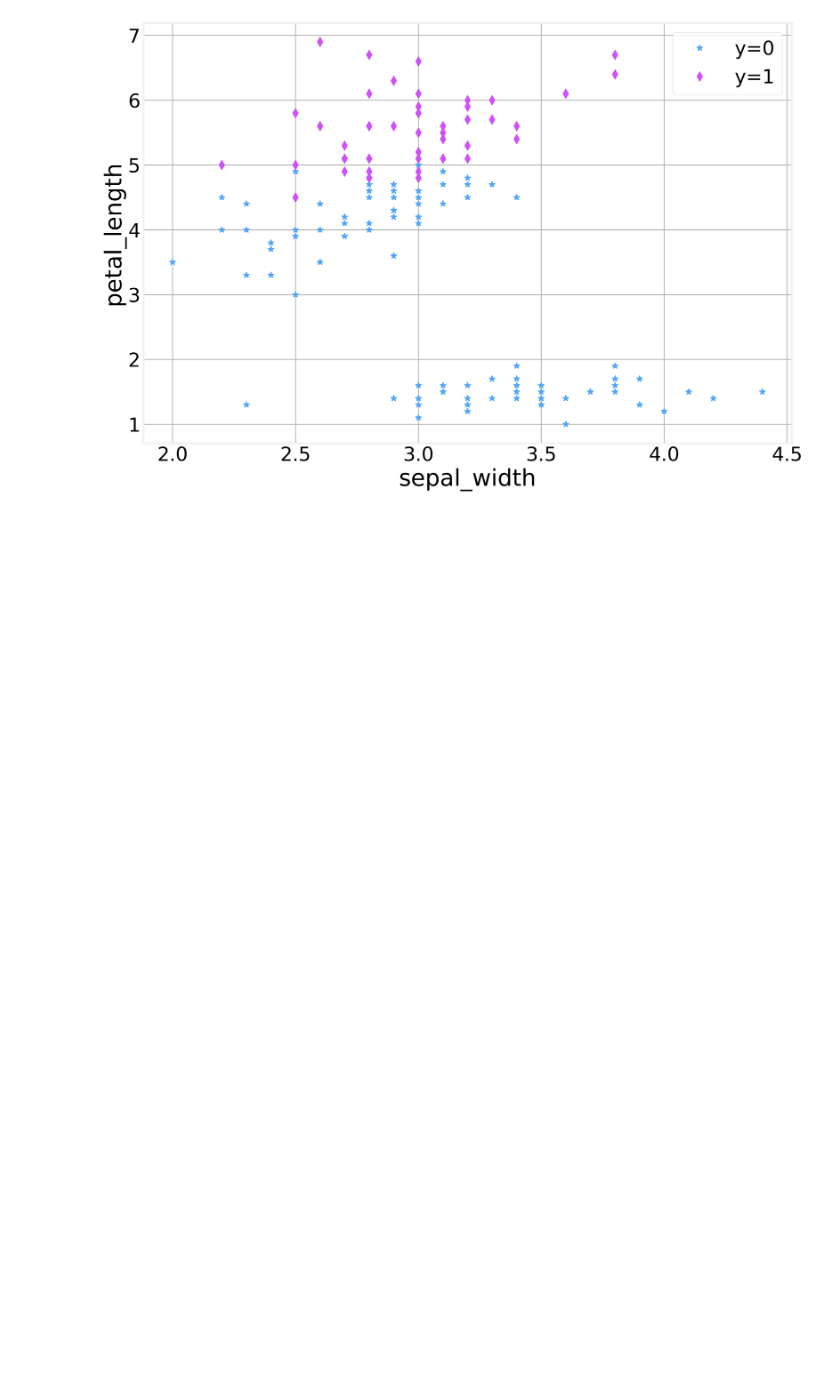
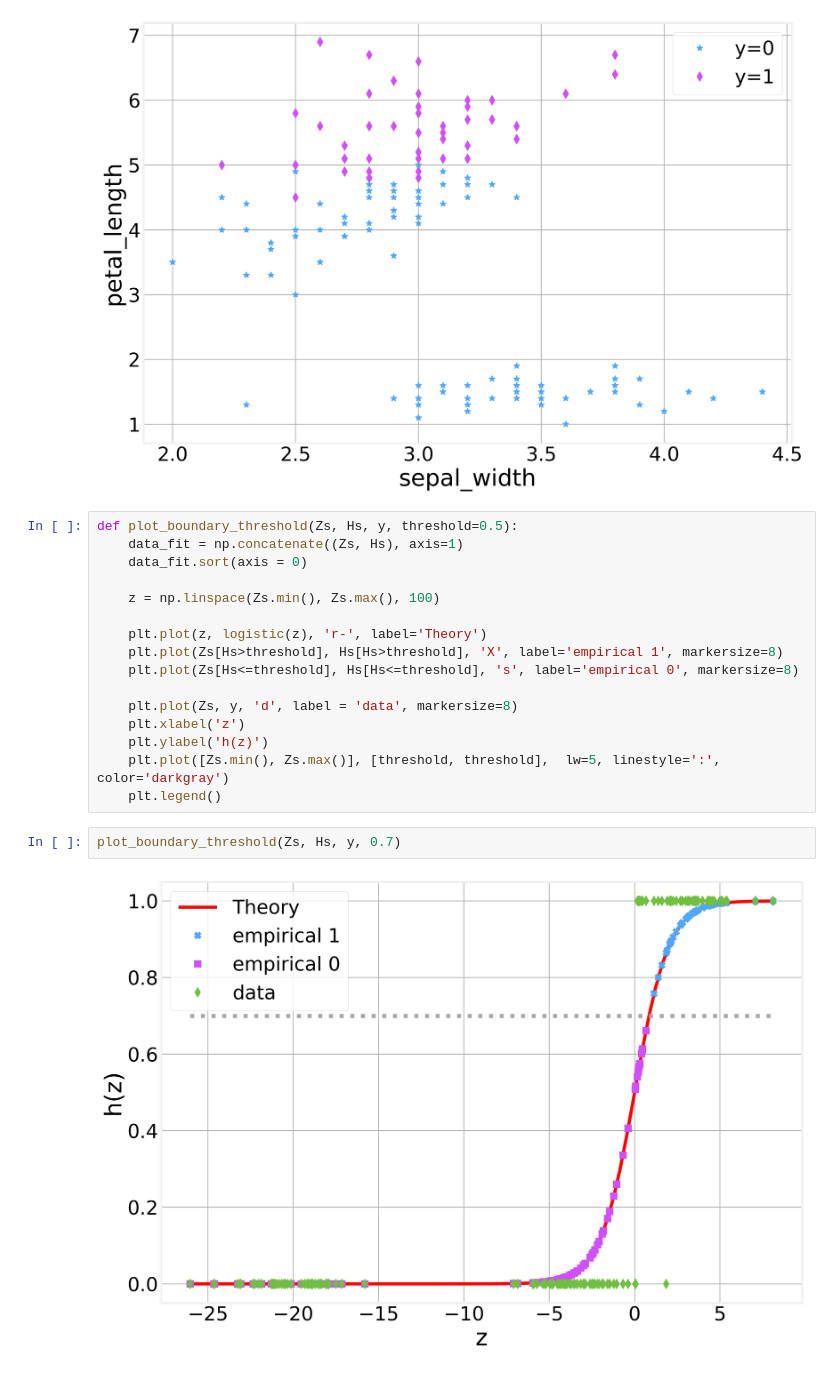
Before and after one commit to DataForScience/DeepLearning, a Jupyter notebook: 3. Logistic Regression.ipynb, the cells around one changed output. Cells and saved outputs as stored; diff of their text form; blank space fills up the shorter version.

```diff
--- a/3. Logistic Regression.ipynb
+++ b/3. Logistic Regression.ipynb
@@ -215,6 +215,26 @@ The separation bounday is not perfect here either
 plot_points(data, ['sepal_width', 'petal_length'], weights)
 # %% [output]
 [figure]
+# %%
+def plot_boundary_threshold(Zs, Hs, y, threshold=0.5):
+    data_fit = np.concatenate((Zs, Hs), axis=1)
+    data_fit.sort(axis = 0)
+
+    z = np.linspace(Zs.min(), Zs.max(), 100)
+
+    plt.plot(z, logistic(z), 'r-', label='Theory')
+    plt.plot(Zs[Hs>threshold], Hs[Hs>threshold], 'X', label='empirical 1', markersize=8)
+    plt.plot(Zs[Hs<=threshold], Hs[Hs<=threshold], 's', label='empirical 0', markersize=8)
+
+    plt.plot(Zs, y, 'd', label = 'data', markersize=8)
+    plt.xlabel('z')
+    plt.ylabel('h(z)')
+    plt.plot([Zs.min(), Zs.max()], [threshold, threshold],  lw=5, linestyle=':', color='darkgray')
+    plt.legend()
+# %%
+plot_boundary_threshold(Zs, Hs, y, 0.7)
+# %% [output]
+[figure, added]
 # %% [markdown]
 <div style="width: 100%; overflow: hidden;">
      <img src="data/D4Sci_logo_full.png" alt="Data For Science, Inc" align="center" border="0" width=300px>
```
Also changed, not shown: parts of 3 cells of this notebook, 5 other files.
